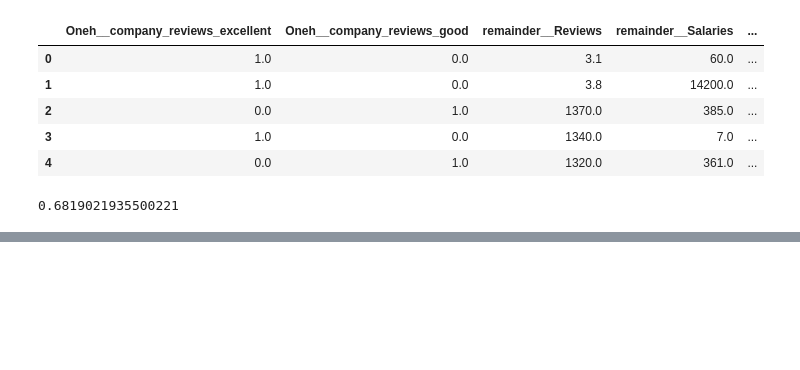
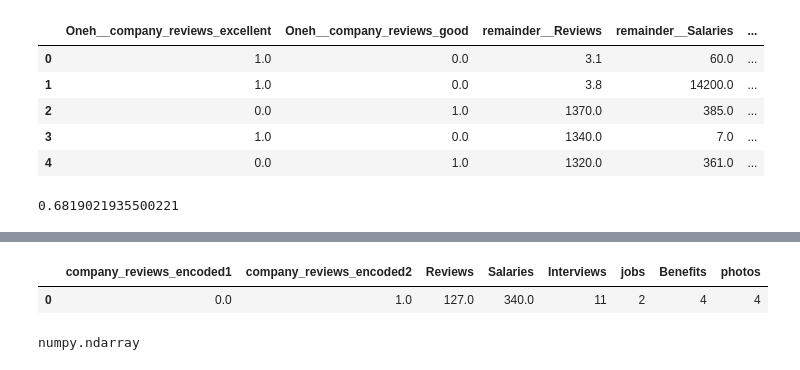
Before and after one commit to omkar429/salary_prediction, a Jupyter notebook: notebooks/test.ipynb, the cells around one changed output, grey strips where cells are left out. Drawn from its saved outputs; the diff is of its cells as text; code cells hidden in the pictures; blank space fills up the shorter version.

```diff
--- a/notebooks/test.ipynb
+++ b/notebooks/test.ipynb
@@ -946,0 +1017,17 @@ model = load_model(path=path)
+# %%
+def change_OnehotEncoder(data):
+    data1 = data.model_dump(exclude=['company_reviews_encoded','company_reviews'])
+    data2 = data.model_dump(include=['company_reviews_encoded'])
+
+    data1['company_reviews_encoded1'] = data2['company_reviews_encoded'][0][0]
+    data1['company_reviews_encoded2'] = data2['company_reviews_encoded'][0][1]
+
+    df = pd.DataFrame(data1, index=[0])
+    col1 = df.pop('company_reviews_encoded1')
+    col2 = df.pop('company_reviews_encoded2')
+    df.insert(0, 'company_reviews_encoded1', col1)
+    df.insert(1, 'company_reviews_encoded2', col2)
+
+    return df
+# %%
+data = userInput(**data)
@@ -946,0 +1036,2 @@ model = load_model(path=path)
+# %%
+df = change_OnehotEncoder(data)
@@ -946,0 +1059,9 @@ model = load_model(path=path)
+# %%
+df
+# %% [output]
+|  | company_reviews_encoded1 | company_reviews_encoded2 | Reviews | Salaries | Interviews | jobs | Benefits | photos |
+| 0 | 0.0 | 1.0 | 127.0 | 340.0 | 11 | 2 | 4 | 4 |
+# %%
+type(df.values)
+# %% [output]
+numpy.ndarray
```
Also changed, not shown: parts of 11 cells of this notebook, 8 other files.
